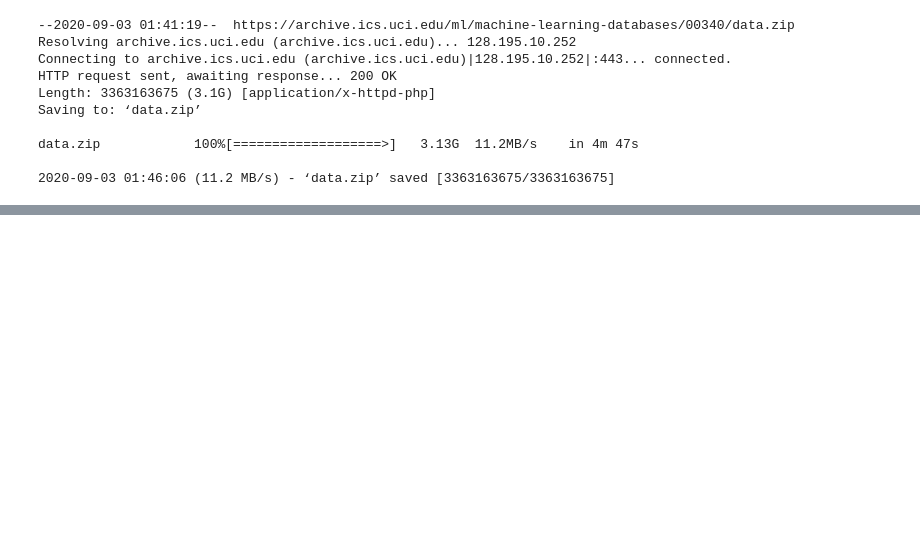
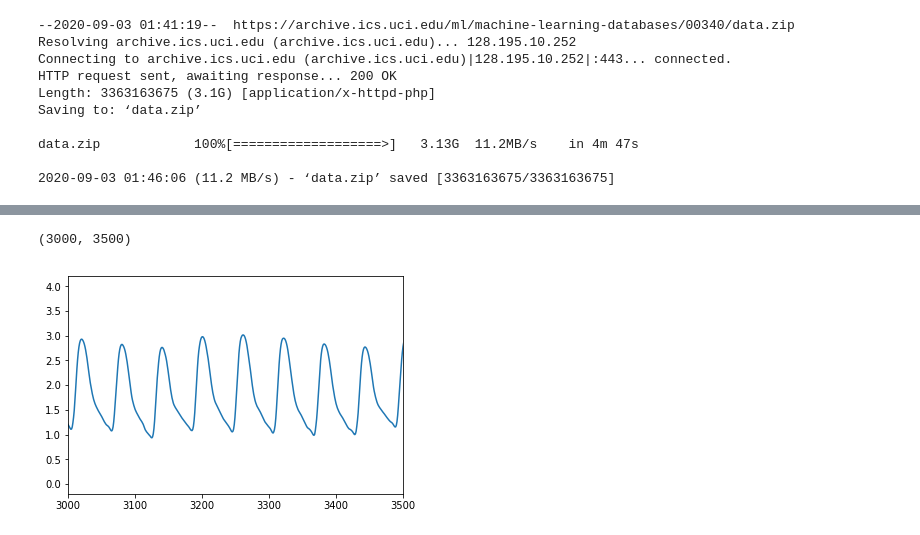
Before and after one commit to jsugijoto/ContinuousBPwPPG, a Jupyter notebook: feature_extraction.ipynb, the cells around one changed output, grey strips where cells are left out. Saved outputs shown, nothing was run; the diff lists cells and outputs as text; code cells hidden in the pictures; blank space fills up the shorter version.

```diff
--- a/feature_extraction.ipynb
+++ b/feature_extraction.ipynb
@@ -225,0 +325,6 @@ class Features:
+# %%
+plt.plot(ppg)
+plt.xlim(3000,3500)
+# %% [output]
+(3000, 3500)
+[figure, added]
```
Also changed, not shown: parts of 22 cells of this notebook.
